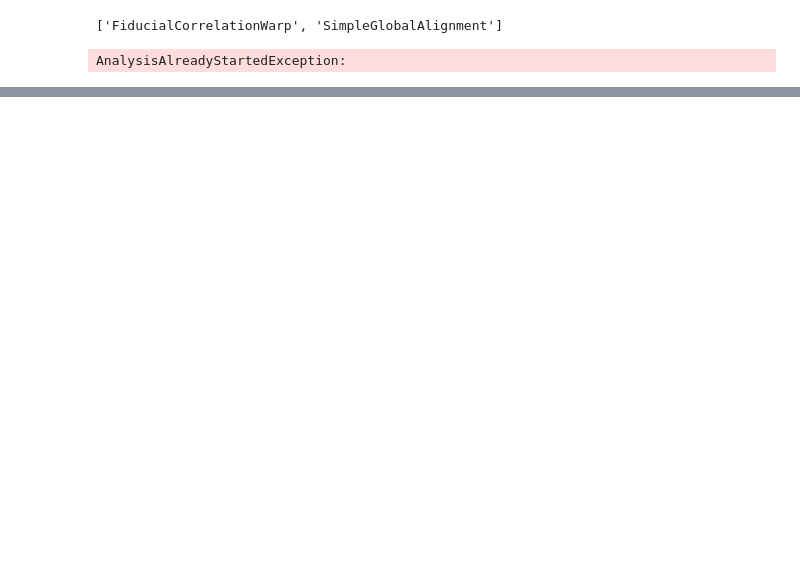
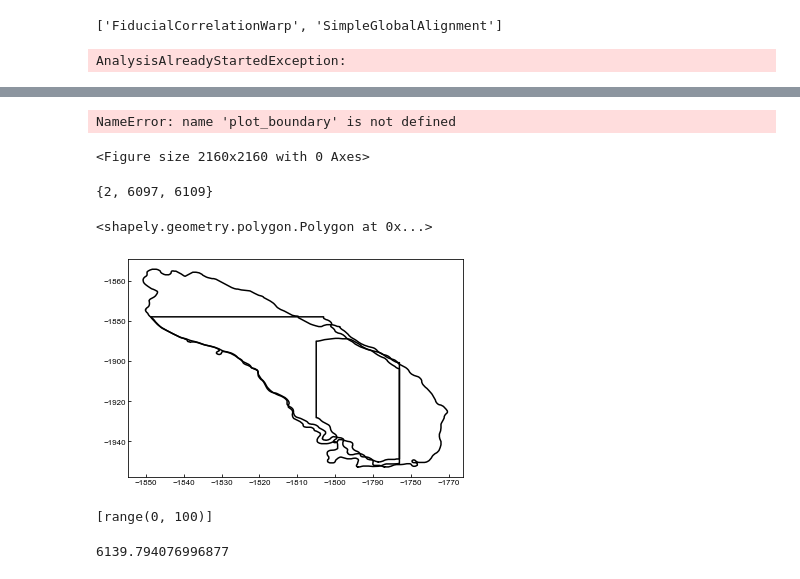
Before and after one commit to emanuega/MERlin, a Jupyter notebook: SegmentTest.ipynb, the cells around one changed output, grey strips where cells are left out. Saved outputs shown, nothing was run; the diff lists cells and outputs as text; code cells hidden in the pictures; blank space fills up the shorter version.

```diff
--- a/SegmentTest.ipynb
+++ b/SegmentTest.ipynb
@@ -98,0 +149,12 @@ dSet.get_fovs()
+# %%
+i = 80
+mergedCells[i]
+edges = sg.edges(i)
+print(sg2.edges(i))
+cleanedCell = geometry.Polygon(mergedCells[i])
+print(edges)
+s1 = mergedCells[79]
+for edge in edges:
+    if edge[1] != 0:
+        print(edge)
+        cleanedCell = s.analysisTasks['CleanCellSegmentation']._subtract_region(cleanedCell, mergedCells[edge[1]])
@@ -107,2 +187,30 @@ b[1]
+# %%
+plt.figure(figsize=(30,30))
+p = [plot_boundary(a.exterior.coords) for a in temp]
+# %% [output]
+NameError: name 'plot_boundary' is not defined
+<Figure size 2160x2160 with 0 Axes>
+# %%
+components[2]
+# %% [output]
+{2, 6097, 6109}
+# %%
+u = cascaded_union([cellPolygons[2], cellPolygons[6097], cellPolygons[6109]])
+
+u
+# %% [output]
+<shapely.geometry.polygon.Polygon at 0x...>
+# %%
+p = [plot_boundary(cellPolygons[i].exterior.coords) for i in (2,6097, 6109)]
+# %% [output]
+[figure, added]
 # %%
 dSet.load_analysis_result('cell_boundaries', 'SegmentCells', resultIndex=0).dtype
+# %%
+print([range(100)])
+# %% [output]
+[range(0, 100)]
+# %%
+cellPolygons[3738].area
+# %% [output]
+6139.794076996877
```
Also changed, not shown: parts of 29 cells of this notebook.
